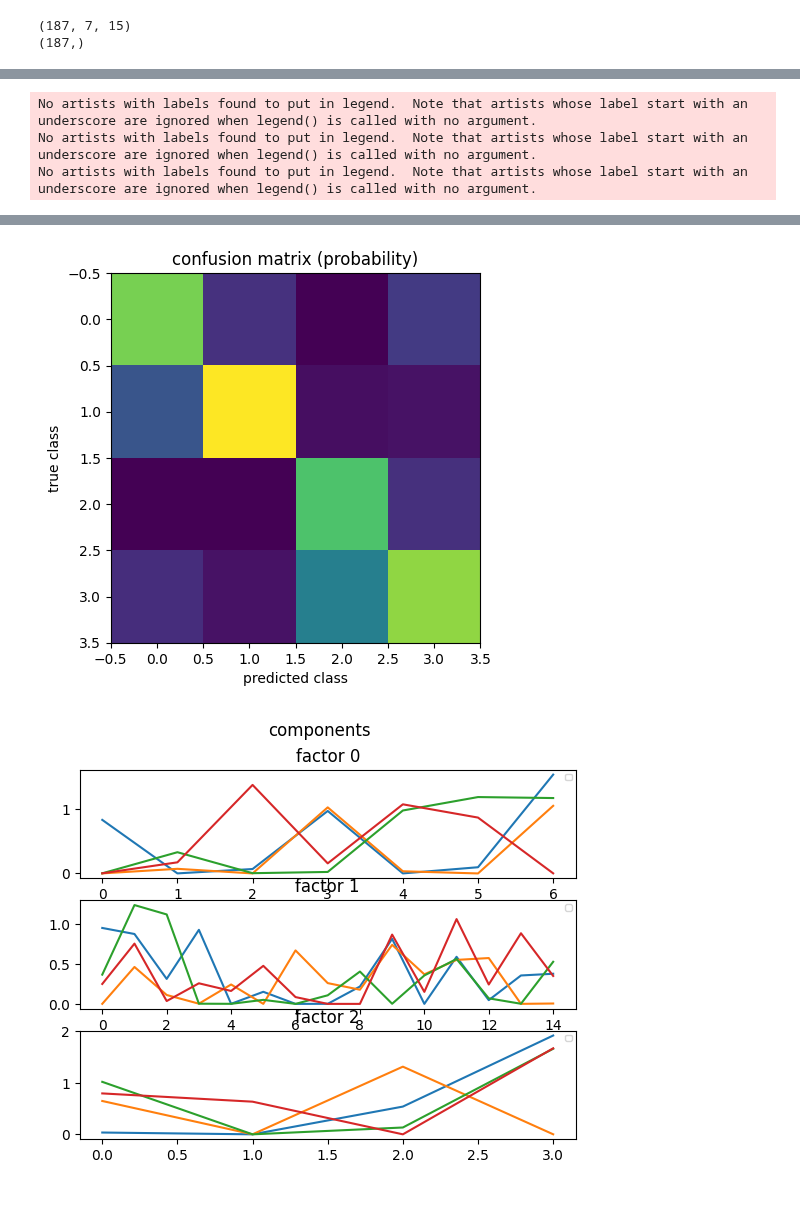
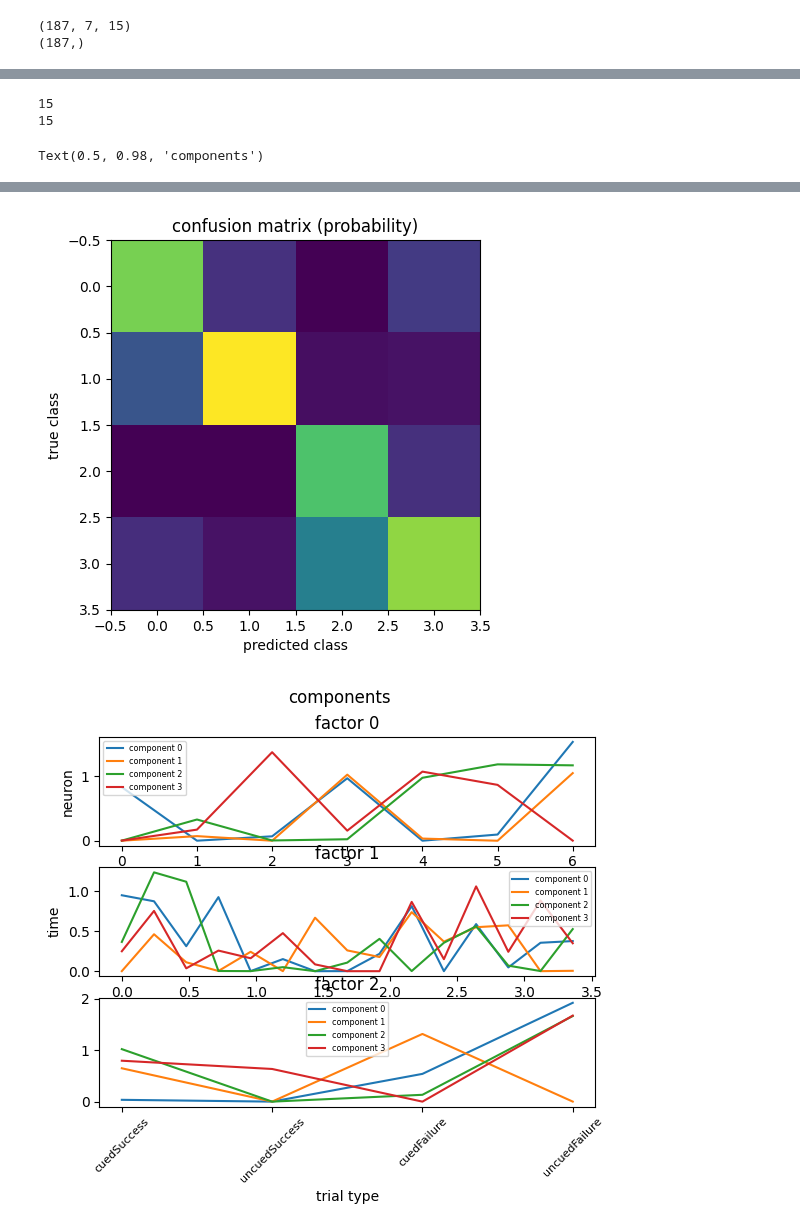
Before and after one commit to kimerein/tensor_regression, a Jupyter notebook: kim_MultinomialTensorRegression.ipynb, the cells around one changed output, grey strips where cells are left out. Drawn from its saved outputs; the diff is of its cells as text; code cells hidden in the pictures; blank space fills up the shorter version.

Commit message:
label plots with legends

```diff
--- a/kim_MultinomialTensorRegression.ipynb
+++ b/kim_MultinomialTensorRegression.ipynb
@@ -28,6 +28,7 @@ timepoints=scipy.io.loadmat(timename)
 X = X['tensor']
 y = y['allLabels']
 timepoints = timepoints['timepoints_for_tensor']
+timepoints=np.squeeze(timepoints)
 time_step = np.median(np.diff(timepoints, 1, 1))
 # %%
 import sys
@@ -180,38 +181,52 @@ Convergence reached
 loss: 1.1342253684997559
 # %%
 plt.figure()
-plt.plot(cpmlr.loss_running);
+plt.plot(cpmlr.loss_running)
 plt.xlabel('logged iteration')
 plt.ylabel('loss')
 plt.title('loss')
 
 prob, pred = cpmlr.predict()
 fig, axs = plt.subplots(2)
 axs[0].imshow(mtr.idx_to_oneHot(pred, cpmlr.n_classes), aspect='auto', interpolation='none')
 axs[1].imshow(mtr.idx_to_oneHot(y, cpmlr.n_classes), aspect='auto', interpolation='none')
 axs[1].set_xlabel('class')
 fig.suptitle('predictions')
 
 cm = cpmlr.make_confusion_matrix(prob_or_pred='pred')[0]
 fig = plt.figure()
 plt.imshow(cm)
 plt.ylabel('true class')
 plt.xlabel('predicted class')
 plt.title('confusion matrix (probability)')
 
 Bcp_final = cpmlr.return_Bcp_final()
 fig, axs = plt.subplots(len(Bcp_final))
+trialtypes = ['cuedSuccess', 'uncuedSuccess', 'cuedFailure', 'uncuedFailure']
 for ii, val in enumerate(Bcp_final):
     axs[ii].set_title(f'factor {ii}')
-    axs[ii].plot(val)
+    if ii == 0:
+        axs[ii].set_ylabel('neuron')
+        axs[ii].plot(val)
+    if ii == 1:
+        axs[ii].set_ylabel('time')
+        print(len(timepoints))
+        print(len(val))
+        axs[ii].plot(timepoints, val)
+    if ii == 2:
+        axs[ii].set_xlabel('trial type')
+        axs[ii].plot(val)
+        plt.xticks(range(0,len(val)), trialtypes, rotation=45)
+        plt.tick_params(axis='x', labelsize=8)
+
     # add legend
     axs[ii].legend([f'component {ii}' for ii in range(val.shape[1])], fontsize='xx-small')
-fig.suptitle('components');
+fig.suptitle('components')
 # %% [output]
-No artists with labels found to put in legend.  Note that artists whose label start with an underscore are ignored when legend() is called with no argument.
-No artists with labels found to put in legend.  Note that artists whose label start with an underscore are ignored when legend() is called with no argument.
-No artists with labels found to put in legend.  Note that artists whose label start with an underscore are ignored when legend() is called with no argument.
+15
+15
+Text(0.5, 0.98, 'components')
 [figure]
 [figure]
 [figure]
-[figure, old version]
+[figure, new version]
```
